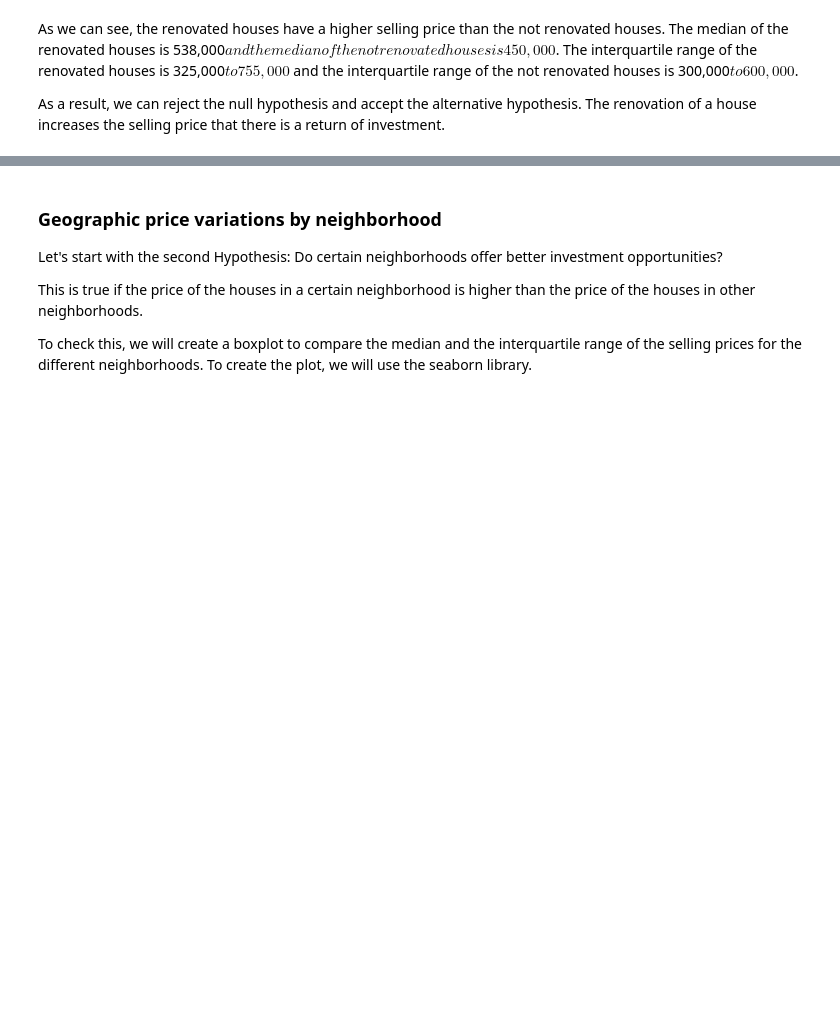
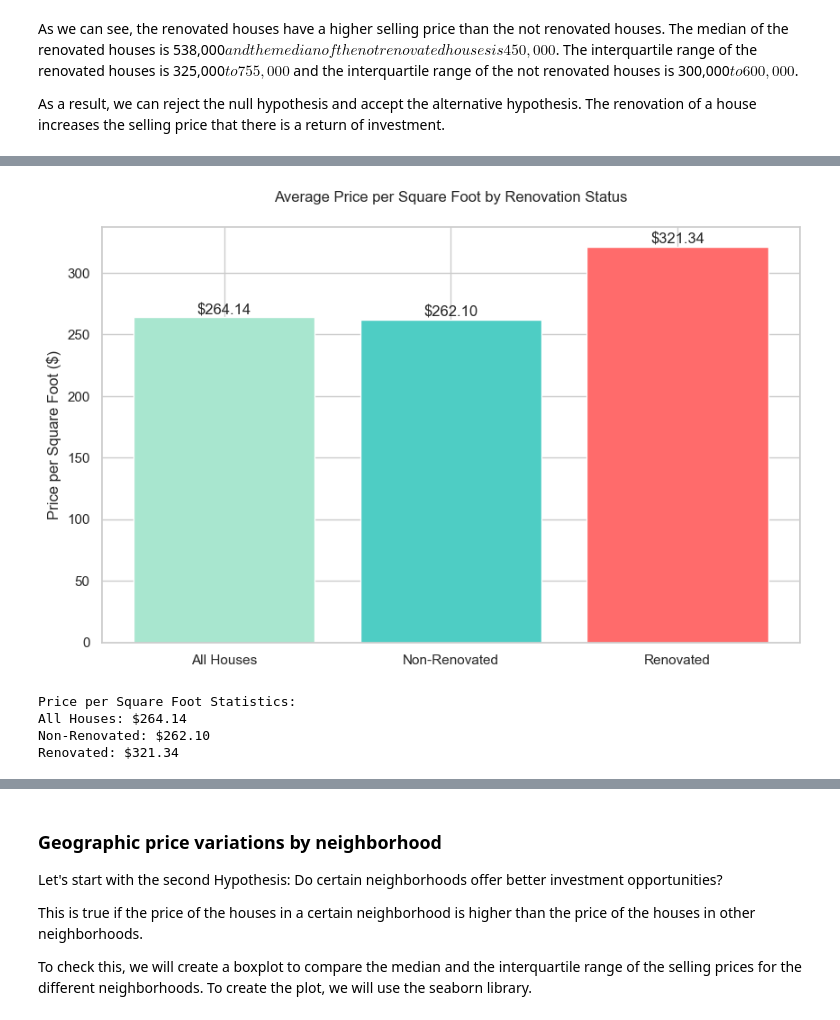
Before and after one commit to S3B3C/EDA-project_Housing, a Jupyter notebook: EDA.ipynb, the cells around one changed output, grey strips where cells are left out. Saved outputs shown, nothing was run; the diff lists cells and outputs as text; code cells hidden in the pictures; blank space fills up the shorter version.

```diff
--- a/EDA.ipynb
+++ b/EDA.ipynb
@@ -809,0 +934,41 @@ As a result, we can reject the null hypothesis and accept the alternative hypoth
+# %%
+# Calculate price per square foot
+df_cleaned['price_per_sqft'] = df_cleaned['price'] / df_cleaned['sqft_living']
+
+# Calculate average price per sqft for each category
+price_per_sqft_stats = {
+    'All Houses': df_cleaned['price_per_sqft'].mean(),
+    'Non-Renovated': df_cleaned[df_cleaned['renovated'] == 'Not Renovated']['price_per_sqft'].mean(),
+    'Renovated': df_cleaned[df_cleaned['renovated'] == 'Renovated']['price_per_sqft'].mean()
+}
+
+# Create bar chart
+plt.figure(figsize=(10, 6))
+bars = plt.bar(price_per_sqft_stats.keys(),
+               price_per_sqft_stats.values(),
+               color=['#A8E6CF', '#4ECDC4', '#FF6B6B'])  # Different green for all houses
+
+# Add value labels on top of bars
+for bar in bars:
+    height = bar.get_height()
+    plt.text(bar.get_x() + bar.get_width()/2., height,
+             f'${height:,.2f}',
+             ha='center', va='bottom')
+
+# Customize the plot
+plt.title('Average Price per Square Foot by Renovation Status', pad=20)
+plt.ylabel('Price per Square Foot ($)')
+
+# Show the plot
+plt.show()
+
+# Print detailed statistics
+print("\nPrice per Square Foot Statistics:")
+for category, value in price_per_sqft_stats.items():
+    print(f"{category}: ${value:,.2f}")
+# %% [output]
+[figure, added]
+Price per Square Foot Statistics:
+All Houses: $264.14
+Non-Renovated: $262.10
+Renovated: $321.34
```
Also changed, not shown: parts of 7 cells of this notebook, 1 other file.
